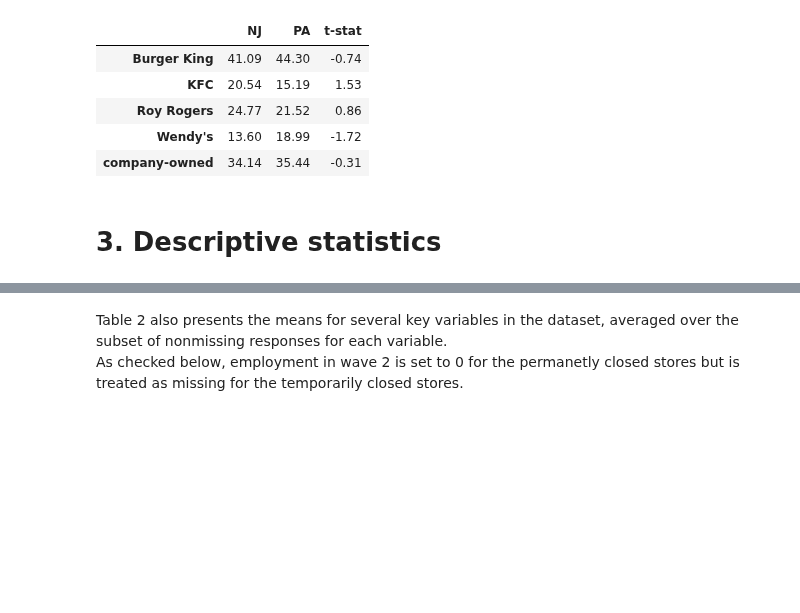
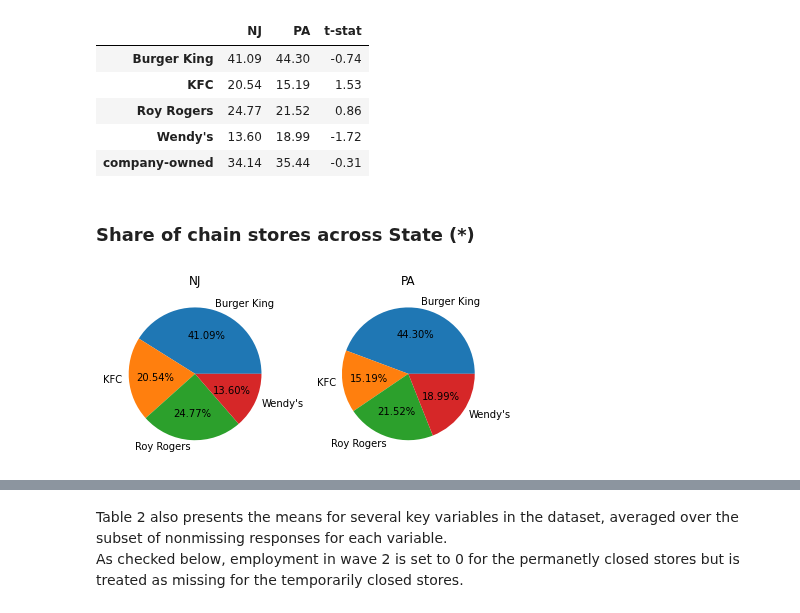
Before and after one commit to edoardofalchi/ose-data-science-course-projeect-edoardofalchi, a Jupyter notebook: Card_Krueger_1994.ipynb, the cells around one changed output, grey strips where cells are left out. Saved outputs shown, nothing was run; the diff lists cells and outputs as text; code cells hidden in the pictures; blank space fills up the shorter version.

```diff
--- a/Card_Krueger_1994.ipynb
+++ b/Card_Krueger_1994.ipynb
@@ -312,5 +377,9 @@ Distribution of store types (percentage)
 | Roy Rogers | 24.77 | 21.52 | 0.86 |
 | Wendy's | 13.60 | 18.99 | -1.72 |
 | company-owned | 34.14 | 35.44 | -0.31 |
-# %% [markdown]
-# 3. Descriptive statistics
+# %% [markdown]
+### Share of chain stores across State (*)
+# %%
+get_shares_chain_stores()
+# %% [output]
+[figure, added]
```
Also changed, not shown: parts of 82 cells of this notebook.
